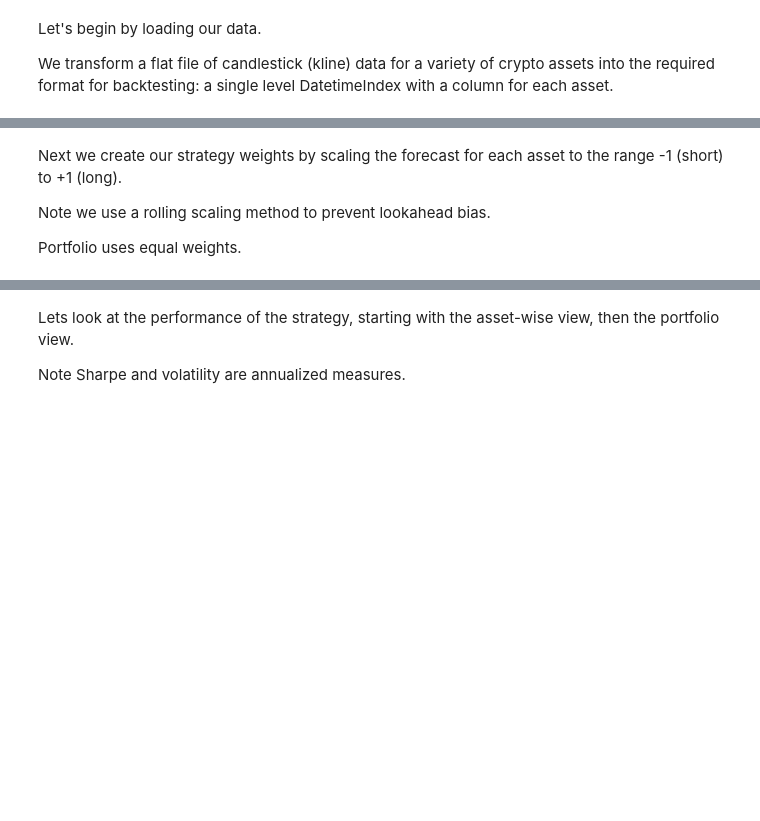
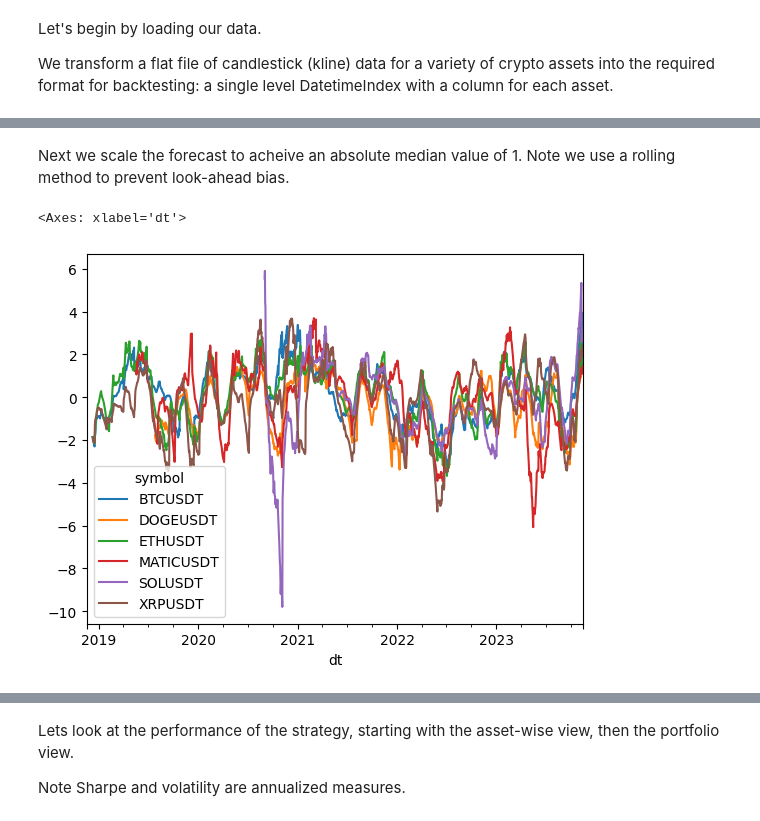
Before and after one commit to thecolngroup/alphavec, a Jupyter notebook: example.ipynb, the cells around one changed output, grey strips where cells are left out. Drawn from its saved outputs; the diff is of its cells as text; code cells hidden in the pictures; blank space fills up the shorter version.

```diff
--- a/example.ipynb
+++ b/example.ipynb
@@ -60,23 +77,20 @@ forecast = (
 # %% [markdown]
-Next we create our strategy weights by scaling the forecast for each asset to the range -1 (short) to +1 (long).
-
-Note we use a rolling scaling method to prevent lookahead bias.
-
-Portfolio uses equal weights.
+Next we scale the forecast to acheive an absolute median value of 1. Note we use a rolling method to prevent look-ahead bias.
 # %%
-def roll_scale(x: pd.DataFrame, scaler, window=252, min_periods=90):
+def roll_scale(x: pd.DataFrame, scaler, window=252, min_periods=20) -> pd.DataFrame:
     return x.rolling(window=window, min_periods=min_periods).apply(
         lambda x: scaler(x).iloc[-1]
     )
 
 
-def minmax_scale(x, min=None, max=None):
-    min = np.min(x) if min is None else min
-    max = np.max(x) if max is None else max
-    scale = 2 / (max - min) if (max - min) != 0 else 1
-    shift = -1 - min * scale
-    return x * scale + shift
+def absmedian_scale(x: pd.Series) -> pd.Series:
+    absavg = x.abs().median()
+    scalar = 1 if absavg == 0 else 1 / absavg
+    return x * scalar
 
 
-assets_n = len(forecast.columns)
-weights = forecast.pipe(roll_scale, scaler=minmax_scale).mul(1 / assets_n)
+forecast = forecast.pipe(roll_scale, scaler=absmedian_scale)
+forecast.plot()
+# %% [output]
+<Axes: xlabel='dt'>
+[figure, added]
```
Also changed, not shown: parts of 16 cells of this notebook, 1 other file.
